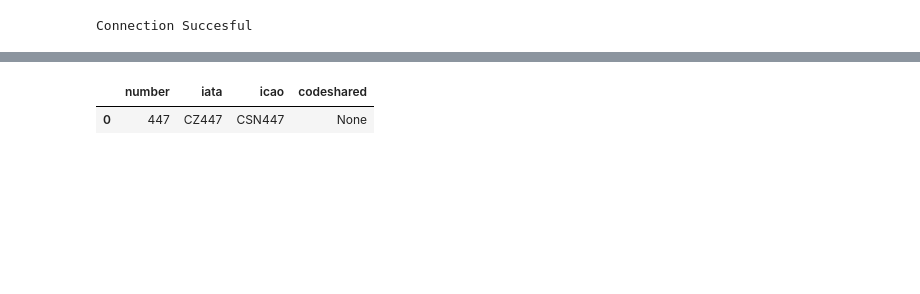
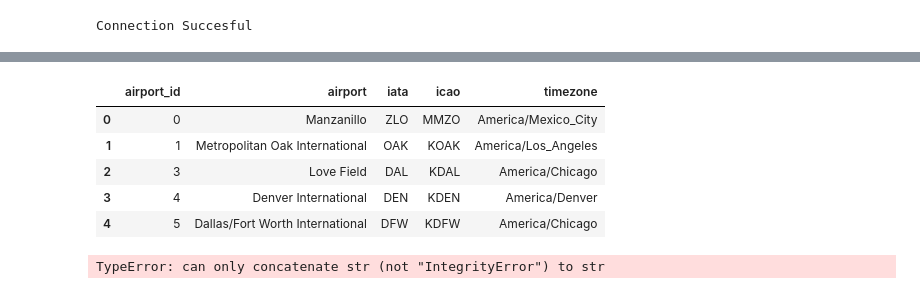
Before and after one commit to jared3194/project-2, a Jupyter notebook: src/LAX-Dataset.ipynb, the cells around one changed output, grey strips where cells are left out. Cells and saved outputs as stored; diff of their text form; code cells hidden in the pictures; blank space fills up the shorter version.

```diff
--- a/src/LAX-Dataset.ipynb
+++ b/src/LAX-Dataset.ipynb
@@ -59,5 +112,0 @@ Values Succesfully Insert To airlines
-# %%
-flight_df
-# %% [output]
-|  | number | iata | icao | codeshared |
-| 0 | 447 | CZ447 | CSN447 | None |
@@ -68,2 +113,31 @@ merge_df
+# %%
+# create new frame for airports
+airports_d_df = flights_df[['departure_airport', 'departure_iata', 'departure_icao', 'departure_timezone']]
+airports_d_df = airports_d_df.rename(columns = {'departure_airport': 'airport', 'departure_timezone': 'timezone', \
+                                                'departure_iata': 'iata', 'departure_icao': 'icao'})
+airports_d_df = airports_d_df.drop_duplicates() #subset=['departure_airport'], keep = False
+
+airports_a_df = flights_df[['arrival_airport', 'arrival_iata', 'arrival_icao', 'arrival_timezone']]
+airports_a_df = airports_d_df.rename(columns = {'arrival_airport': 'airport', 'arrival_timezone': 'timezone', \
+                                                'arrival_iata': 'iata', 'arrival_icao': 'icao'})
+airports_a_df = airports_a_df.drop_duplicates()
+
+airports_df = pd.concat([airports_a_df, airports_d_df])
+airports_df.reset_index(inplace = True)
+airports_df = airports_df.rename(columns = {"index": "airport_id"})
+# %%
+airports_df.head()
+# %% [output]
+|  | airport_id | airport | iata | icao | timezone |
+| 0 | 0 | Manzanillo | ZLO | MMZO | America/Mexico_City |
+| 1 | 1 | Metropolitan Oak International | OAK | KOAK | America/Los_Angeles |
+| 2 | 3 | Love Field | DAL | KDAL | America/Chicago |
+| 3 | 4 | Denver International | DEN | KDEN | America/Denver |
+| 4 | 5 | Dallas/Fort Worth International | DFW | KDFW | America/Chicago |
+# %%
+# airport insert df to table
+insertvalues(conn, "airports", airports_df)
+# %% [output]
+TypeError: can only concatenate str (not "IntegrityError") to str
 # %%
 closeconnection(conn);
```
Also changed, not shown: parts of 14 cells of this notebook.
